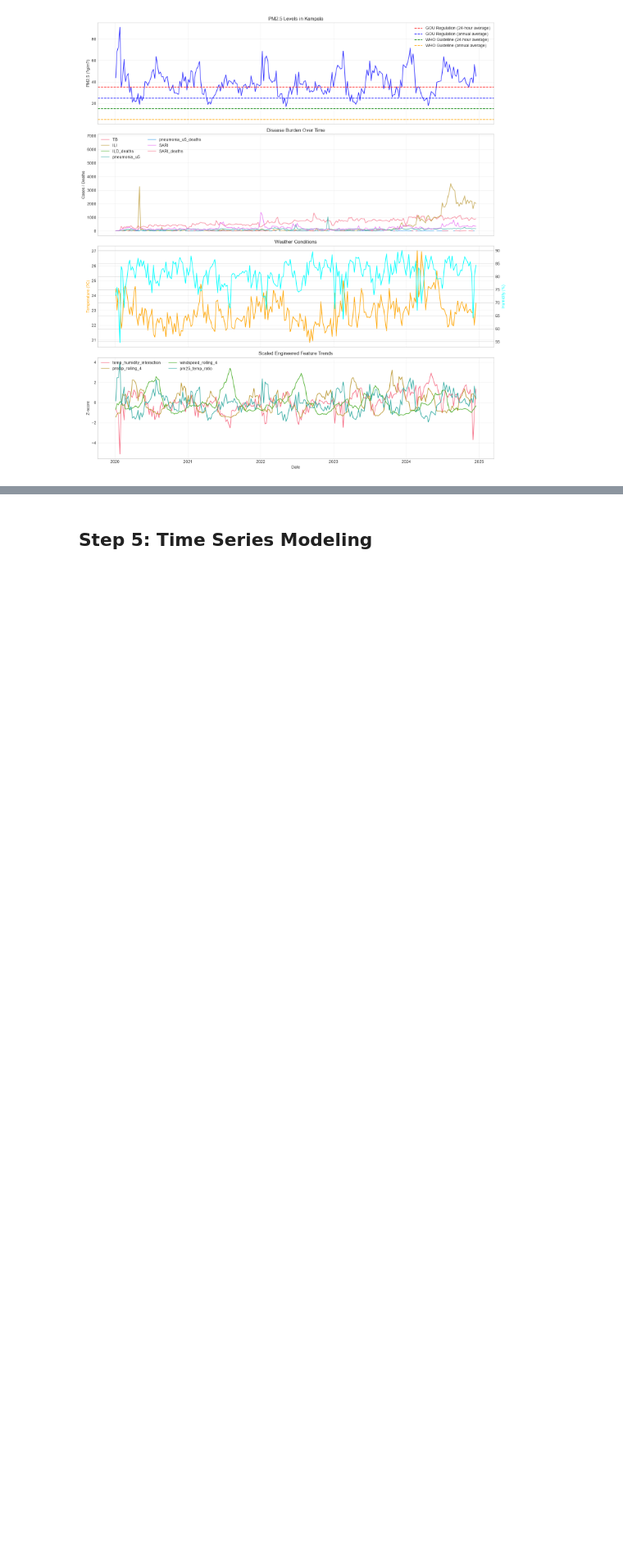
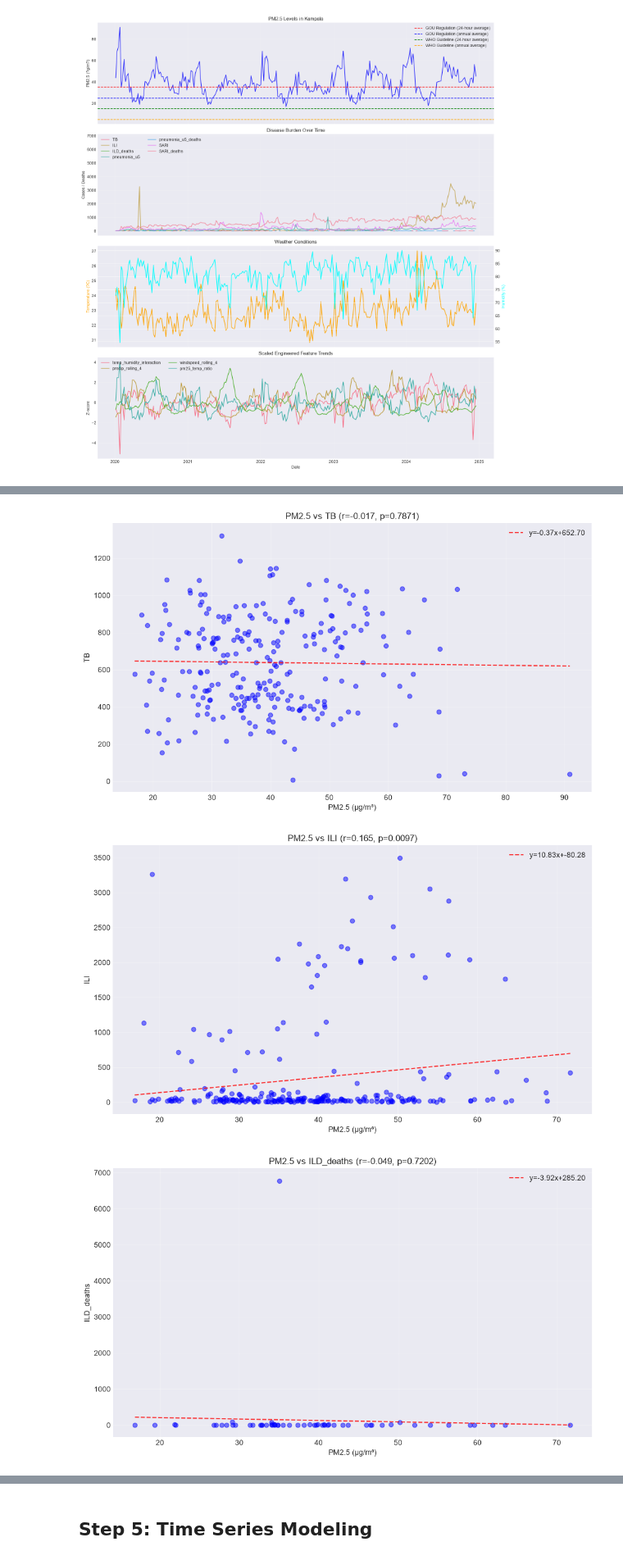
Before and after one commit to Mudarshiru/TimeSeriesAnalysisTutorial, a Jupyter notebook: analysis.ipynb, the cells around one changed output, grey strips where cells are left out. Shown at 82% size. Saved outputs shown, nothing was run; the diff lists cells and outputs as text; code cells hidden in the pictures; blank space fills up the shorter version.

```diff
--- a/analysis.ipynb
+++ b/analysis.ipynb
@@ -544,0 +389,32 @@ plt.show()
+# %%
+# PM2.5 vs disease scatter plots with regression lines
+import scipy.stats as stats
+
+disease_cols = [col for col in ['TB', 'ILI', 'ILD_deaths', 'pneumonia_u5', 'pneumonia_u5_deaths', 'SARI', 'SARI_deaths'] if col in processed_data.columns]
+
+for disease in disease_cols:
+    plot_data = processed_data[['pm2_5', disease]].dropna()
+    if len(plot_data) < 2:
+        print(f"Skipping {disease}: not enough non-null points for regression.")
+        continue
+
+    plt.figure(figsize=(10, 6))
+    plt.scatter(plot_data['pm2_5'], plot_data[disease], alpha=0.5, color='blue')
+
+    z = np.polyfit(plot_data['pm2_5'], plot_data[disease], 1)
+    p = np.poly1d(z)
+    x_sorted = np.sort(plot_data['pm2_5'].to_numpy())
+    plt.plot(x_sorted, p(x_sorted), 'r--', alpha=0.8, label=f'y={z[0]:.2f}x+{z[1]:.2f}')
+
+    corr, p_value = stats.pearsonr(plot_data['pm2_5'], plot_data[disease])
+    plt.title(f'PM2.5 vs {disease} (r={corr:.3f}, p={p_value:.4f})')
+    plt.xlabel('PM2.5 (μg/m³)')
+    plt.ylabel(disease)
+    plt.legend()
+    plt.grid(True, alpha=0.3)
+    plt.tight_layout()
+    plt.show()
+# %% [output]
+[figure, added]
+[figure, added]
+[figure, added]
```
Also changed, not shown: parts of 51 cells of this notebook, 18 other files.
